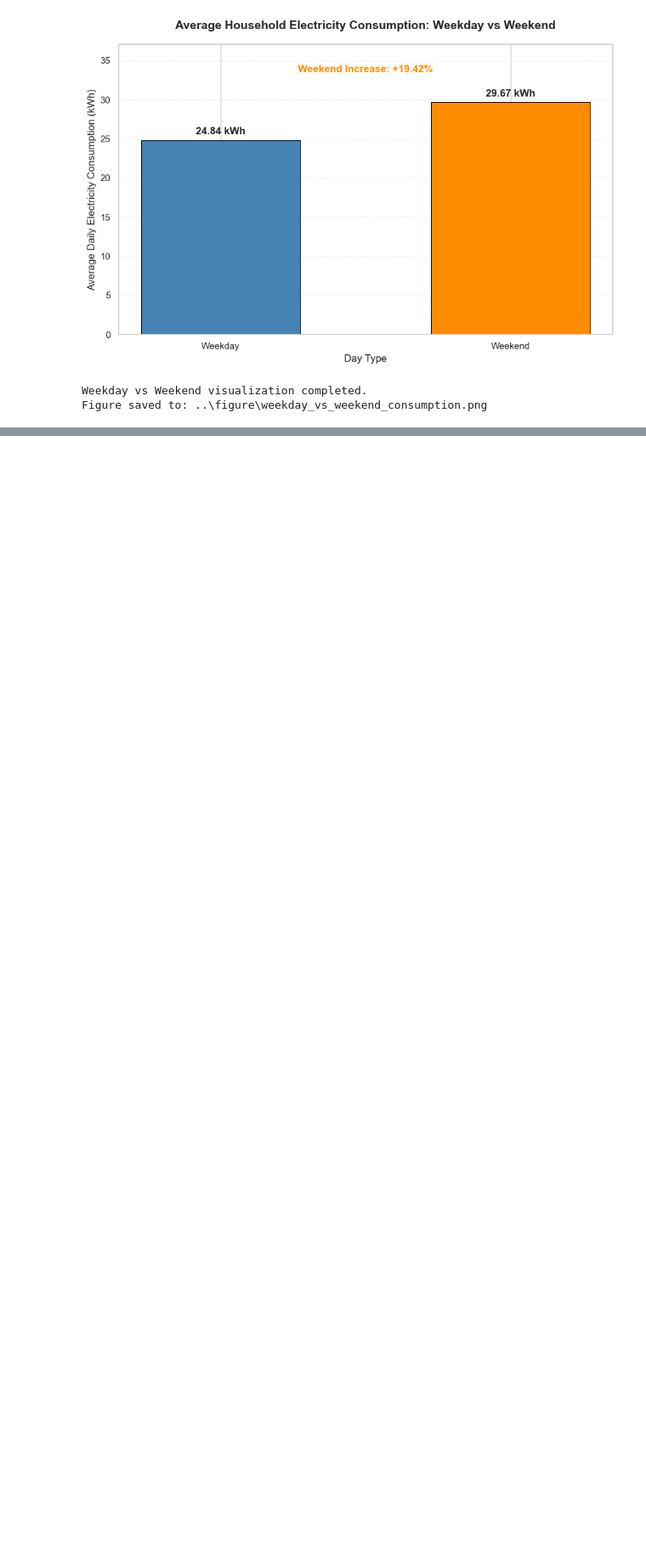
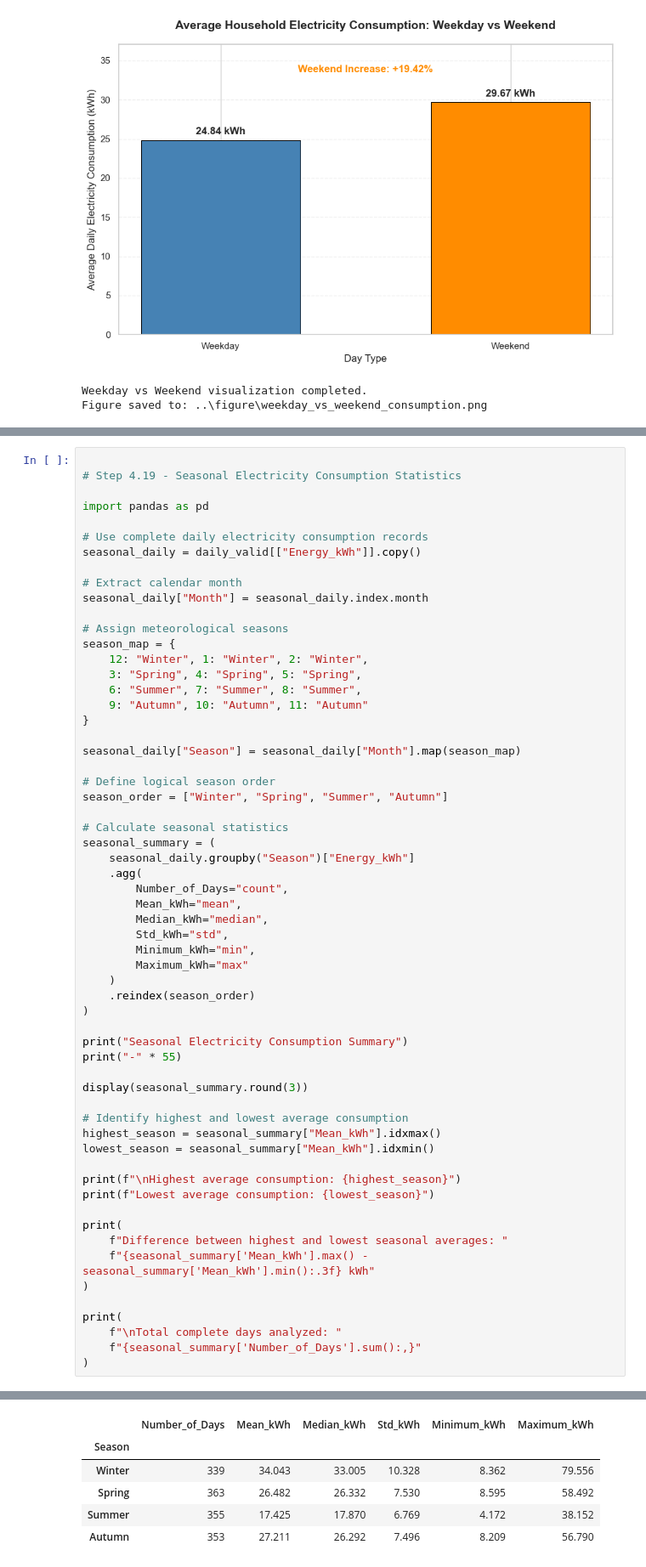
Before and after one commit to damisar/Household_Electricity_Consumption_Analysis_and_Forecasting, a Jupyter notebook: notebook/Household_Electricity_Consumption_Analysis_and_Forecasting.ipynb, the cells around one changed output, grey strips where cells are left out. Shown at 85% size. Saved outputs shown, nothing was run; the diff lists cells and outputs as text; blank space fills up the shorter version.

```diff
--- a/notebook/Household_Electricity_Consumption_Analysis_and_Forecasting.ipynb
+++ b/notebook/Household_Electricity_Consumption_Analysis_and_Forecasting.ipynb
@@ -1623,0 +1837,61 @@ Figure saved to: ..\figure\weekday_vs_weekend_consumption.png
+# %%
+
+# Step 4.19 - Seasonal Electricity Consumption Statistics
+
+import pandas as pd
+
+# Use complete daily electricity consumption records
+seasonal_daily = daily_valid[["Energy_kWh"]].copy()
+
+# Extract calendar month
+seasonal_daily["Month"] = seasonal_daily.index.month
+
+# Assign meteorological seasons
+season_map = {
+    12: "Winter", 1: "Winter", 2: "Winter",
+    3: "Spring", 4: "Spring", 5: "Spring",
+    6: "Summer", 7: "Summer", 8: "Summer",
+    9: "Autumn", 10: "Autumn", 11: "Autumn"
+}
+
+seasonal_daily["Season"] = seasonal_daily["Month"].map(season_map)
+
+# Define logical season order
+season_order = ["Winter", "Spring", "Summer", "Autumn"]
+
+# Calculate seasonal statistics
+seasonal_summary = (
+    seasonal_daily.groupby("Season")["Energy_kWh"]
+    .agg(
+        Number_of_Days="count",
+        Mean_kWh="mean",
+        Median_kWh="median",
+        Std_kWh="std",
+        Minimum_kWh="min",
+        Maximum_kWh="max"
+    )
+    .reindex(season_order)
+)
+
+print("Seasonal Electricity Consumption Summary")
+print("-" * 55)
+
+display(seasonal_summary.round(3))
+
+# Identify highest and lowest average consumption
+highest_season = seasonal_summary["Mean_kWh"].idxmax()
+lowest_season = seasonal_summary["Mean_kWh"].idxmin()
+
+print(f"\nHighest average consumption: {highest_season}")
+print(f"Lowest average consumption: {lowest_season}")
+
+print(
+    f"Difference between highest and lowest seasonal averages: "
+    f"{seasonal_summary['Mean_kWh'].max() - seasonal_summary['Mean_kWh'].min():.3f} kWh"
+)
+
+print(
+    f"\nTotal complete days analyzed: "
+    f"{seasonal_summary['Number_of_Days'].sum():,}"
+)
+# %% [output]
@@ -1623,0 +1900,6 @@ Figure saved to: ..\figure\weekday_vs_weekend_consumption.png
+|  | Number_of_Days | Mean_kWh | Median_kWh | Std_kWh | Minimum_kWh | Maximum_kWh |
+| Season |  |  |  |  |  |  |
+| Winter | 339 | 34.043 | 33.005 | 10.328 | 8.362 | 79.556 |
+| Spring | 363 | 26.482 | 26.332 | 7.530 | 8.595 | 58.492 |
+| Summer | 355 | 17.425 | 17.870 | 6.769 | 4.172 | 38.152 |
+| Autumn | 353 | 27.211 | 26.292 | 7.496 | 8.209 | 56.790 |
```
Also changed, not shown: parts of 8 cells of this notebook, 2 other files.
